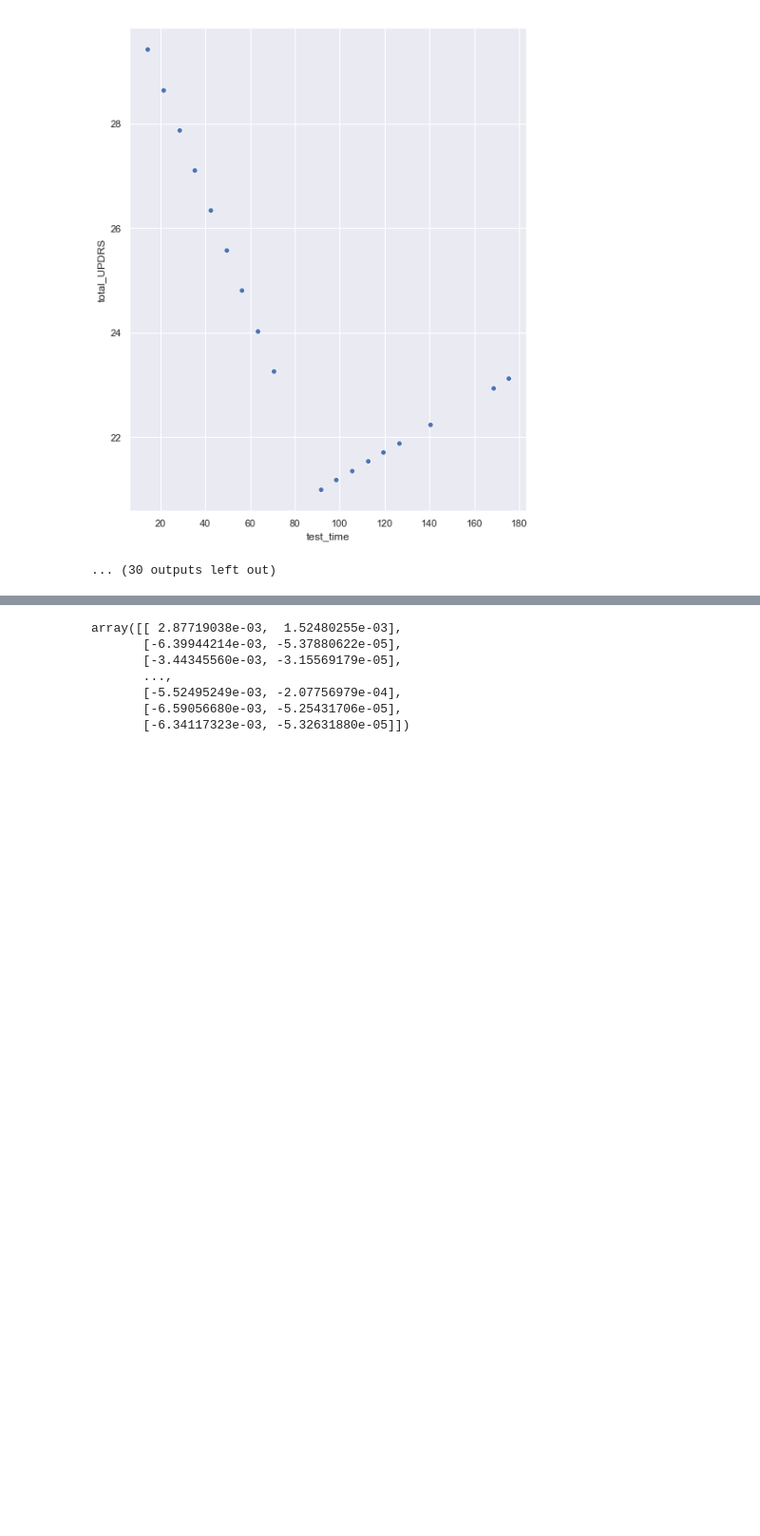
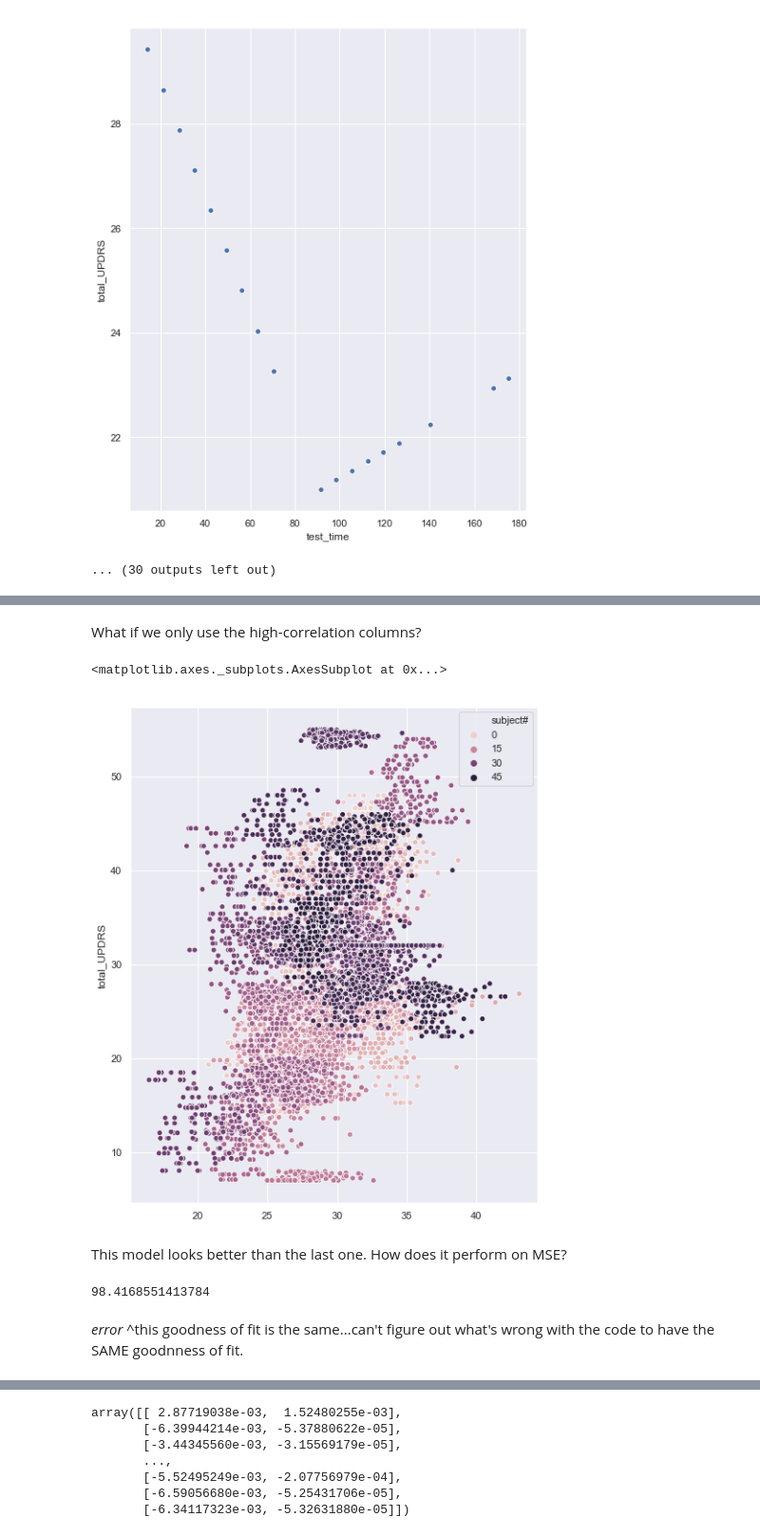
Before and after one commit to pchis/Parkinson-s-Data-Exploration, a Jupyter notebook: Parkinsons Exploration.ipynb, the cells around one changed output, grey strips where cells are left out. Shown at 95% size. Cells and saved outputs as stored; diff of their text form; code cells hidden in the pictures; blank space fills up the shorter version.

```diff
--- a/Parkinsons Exploration.ipynb
+++ b/Parkinsons Exploration.ipynb
@@ -205,0 +216,22 @@ Name: total_UPDRS, dtype: float64
+# %% [markdown]
+What if we only use the high-correlation columns?
+# %%
+highcorcols = ['age', 'Shimmer:APQ11', 'HNR', 'RPDE', 'DFA', 'PPE']
+reg.fit(df[highcorcols], df.total_UPDRS)
+#print(reg.coef_)
+#print(reg.get_params())
+#print(reg.intercept_)
+predictions = reg.predict(df[highcorcols])
+sns.scatterplot(x=predictions, y=df.total_UPDRS, hue=df['subject#'])
+# %% [output]
+<matplotlib.axes._subplots.AxesSubplot at 0x...>
+[figure, added]
+# %% [markdown]
+This model looks better than the last one. How does it perform on MSE?
+# %%
+goodnessfit = np.mean((predictions - df.total_UPDRS) ** 2)
+print(goodnessfit)
+# %% [output]
+98.4168551413784
+# %% [markdown]
+*error* ^this goodness of fit is the same...can't figure out what's wrong with the code to have the SAME goodnness of fit.
```
Also changed, not shown: parts of 35 cells of this notebook.
